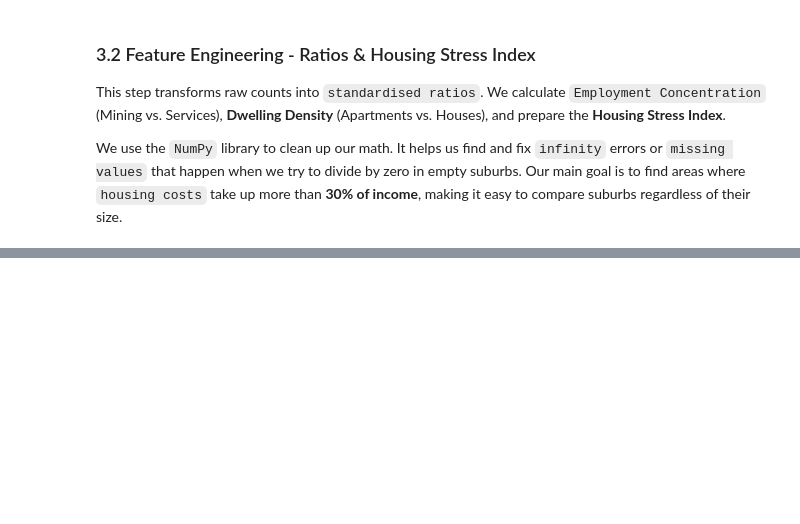
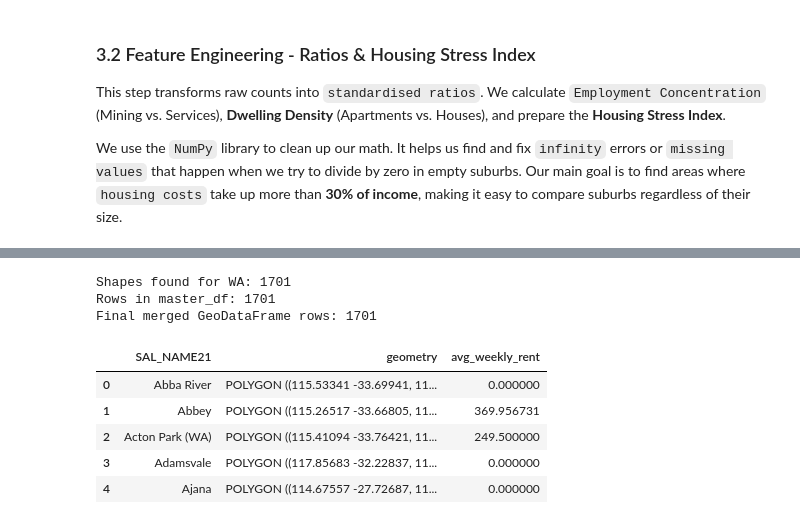
Before and after one commit to GaryUWA/WA-Housing-Model-2021-analysis, a Jupyter notebook: notebooks/01_data_cleaning.ipynb, the cells around one changed output, grey strips where cells are left out. Saved outputs shown, nothing was run; the diff lists cells and outputs as text; code cells hidden in the pictures; blank space fills up the shorter version.

```diff
--- a/notebooks/01_data_cleaning.ipynb
+++ b/notebooks/01_data_cleaning.ipynb
@@ -453,0 +460,14 @@ display(master_df[feature_cols].head())
+# %%
+# List ratio columns for validation
+ratio_cols = ['mining_concentration_ratio', 'service_concentration_ratio',
+              'unemployment_rate', 'high_density_ratio']
+
+# Check for values outside the expected 0 to 1 range
+print("--- Ratio Logic Check ---")
+for col in ratio_cols:
+    outliers = master_df[(master_df[col] > 1.0) | (master_df[col] < 0)]
+    if not outliers.empty:
+        print(f"Anomaly found in {col}:")
+        display(outliers[['SAL_CODE_2021', col, 'total_mining', 'total_workforce']])
+    else:
+        print(f"{col}: All values within logical bounds.")
@@ -453,0 +486,4 @@ display(master_df[feature_cols].head())
+# %%
+# Cap ratios at 1.0 to handle perturbation anomalies
+master_df[ratio_cols] = master_df[ratio_cols].clip(0, 1)
+print("Fix applied: All ratios capped at 1.0.")
@@ -453,0 +529,34 @@ display(master_df[feature_cols].head())
+# %%
+import geopandas as gpd
+
+# Load the national shapefile from the spatial subdirectory
+shapefile_path = '../data/spatial/SAL_2021_AUST_GDA2020.shp'
+wa_gdf = gpd.read_file(shapefile_path)
+
+# Filter for Western Australia and rename the key column
+wa_gdf = wa_gdf[wa_gdf['SAL_CODE21'].str.startswith('5')].copy()
+wa_gdf = wa_gdf.rename(columns={'SAL_CODE21': 'SAL_CODE_2021'})
+
+# Strip the 'SAL' prefix from the master_df codes to match shapefile IDs
+master_df['SAL_CODE_2021'] = master_df['SAL_CODE_2021'].str.replace('SAL', '', regex=False)
+
+# Perform the inner join to create the spatial dataset
+final_geo_df = wa_gdf.merge(master_df, on='SAL_CODE_2021', how='inner')
+
+# Validate the join results
+print(f"Shapes found for WA: {wa_gdf.shape[0]}")
+print(f"Rows in master_df: {master_df.shape[0]}")
+print(f"Final merged GeoDataFrame rows: {final_geo_df.shape[0]}")
+
+# Validate spatial data output
+display(final_geo_df[['SAL_NAME21', 'geometry', 'avg_weekly_rent']].head())
+# %% [output]
+Shapes found for WA: 1701
+Rows in master_df: 1701
+Final merged GeoDataFrame rows: 1701
+|  | SAL_NAME21 | geometry | avg_weekly_rent |
+| 0 | Abba River | POLYGON ((115.53341 -33.69941, 11... | 0.000000 |
+| 1 | Abbey | POLYGON ((115.26517 -33.66805, 11... | 369.956731 |
+| 2 | Acton Park (WA) | POLYGON ((115.41094 -33.76421, 11... | 249.500000 |
+| 3 | Adamsvale | POLYGON ((117.85683 -32.22837, 11... | 0.000000 |
+| 4 | Ajana | POLYGON ((114.67557 -27.72687, 11... | 0.000000 |
```
Also changed, not shown: parts of 12 cells of this notebook.
